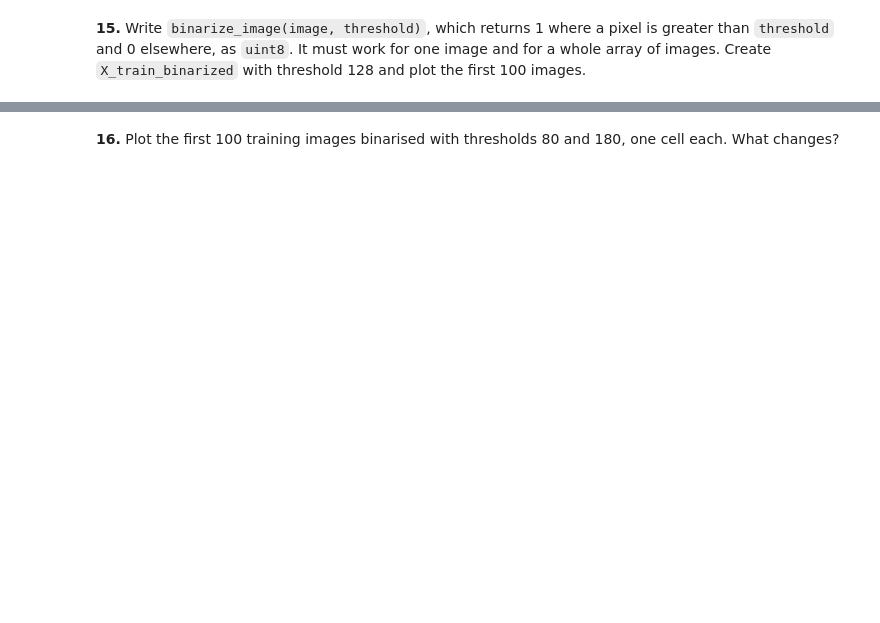
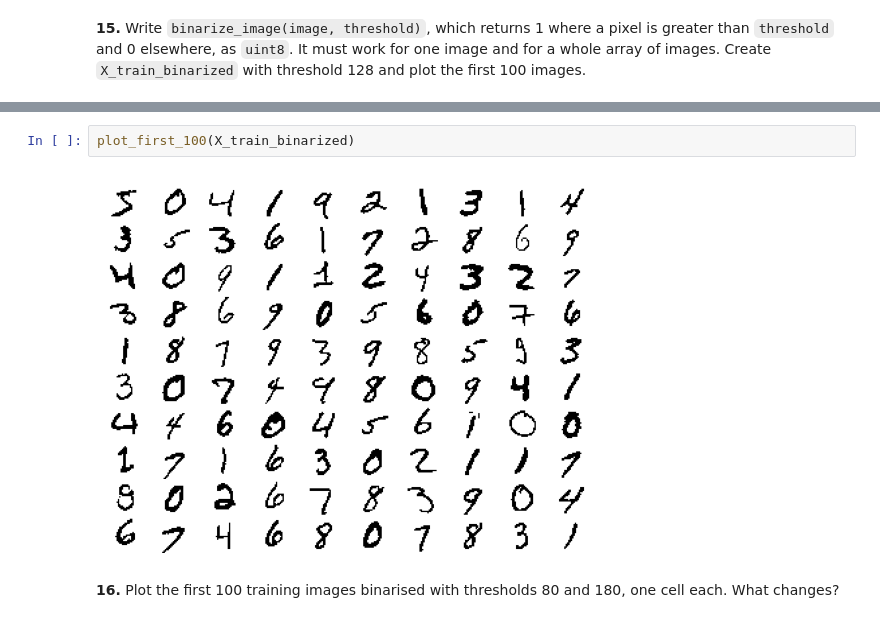
Before and after one commit to DanielGonzalezVega/numpy-mnist, a Jupyter notebook: mnist_numpy.ipynb, the cells around one changed output, grey strips where cells are left out. Saved outputs shown, nothing was run; the diff lists cells and outputs as text; blank space fills up the shorter version.

```diff
--- a/mnist_numpy.ipynb
+++ b/mnist_numpy.ipynb
@@ -292,2 +340,6 @@ True
+# %%
+plot_first_100(X_train_binarized)
+# %% [output]
+[figure, added]
 # %% [markdown]
 **16.** Plot the first 100 training images binarised with thresholds 80 and 180, one cell each. What changes?
```
Also changed, not shown: parts of 28 cells of this notebook.
